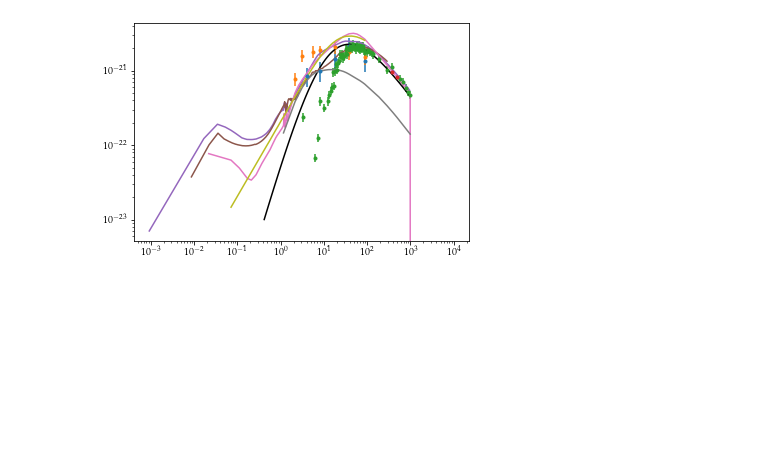
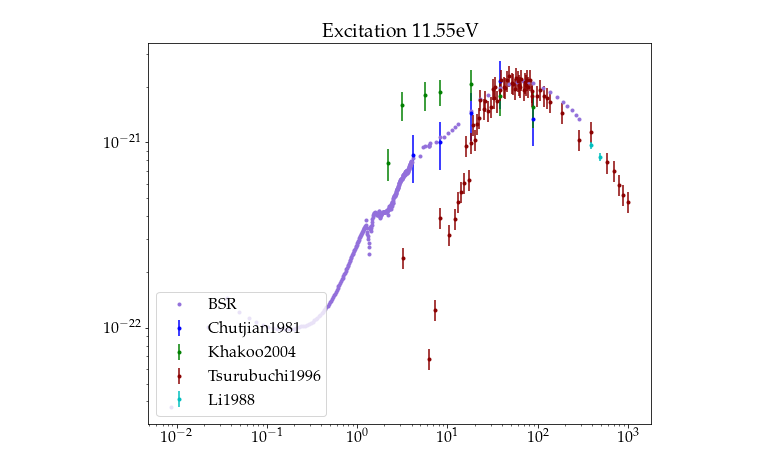
Before and after one commit to dreamer2368/uncertain-crs, a Jupyter notebook: bolsig/crs-exp-torch.ipynb, the cells around one changed output. Saved outputs shown, nothing was run; the diff lists cells and outputs as text; code cells hidden in the pictures; blank space fills up the shorter version.

```diff
--- a/bolsig/crs-exp-torch.ipynb
+++ b/bolsig/crs-exp-torch.ipynb
@@ -10,6 +10,8 @@ plt.rcParams.update({
     "font.size": 16,
 })
 
+colors = ['b','g','darkred','c','mediumpurple','sienna']
+
 %matplotlib inline
 # %%
 import crossSections as cross
@@ -58,33 +60,20 @@ Excitation, level 2
 # %%
 from models import *
-dataType = crs.typeDictS2I['Excitation, level 4']
+level = 4
+dataType = crs.typeDictS2I['Excitation, level '+str(level)]
+threshold = np.floor(10*E_ext[level-1])/10.0
+print('Excitation, level '+str(level))
+print(threshold)
+
+targetrefs = []
 
 # W = None
 W = []
 for k, swarm in enumerate(swarms):
     if dataType in swarm.datasets:
+        targetrefs += [refs[k]]
         print(swarm.ref)
         temp = np.copy(swarm.datasets[dataType].data)
-        var1 = swarm.datasets[dataType].variables[1]
-
-        if ( swarm.variables[var1][0] == 'cm2' ):
-            temp[:,1] *= 1e-4
-
-        if (swarm.variables[var1][1]!='n/a'):
-            error = temp[:,1][...,None] * 1e-2 * crs.readNumber(swarm.variables[var1][1][:-1])
-            temp = np.append( temp, error, axis=1)
-        elif (swarm.variables[var1][2]!='n/a'):
-            error = temp[:,1][...,None] * 1e-2 / 3.0 * crs.readNumber(swarm.variables[var1][2][:-1])
-            temp = np.append( temp, error, axis=1)
-        else:
-            var2 = swarm.datasets[dataType].variables[2]
-            if ( swarm.variables[var2][0] == '%' ):
-                temp[:,2] *= 1e-2 * temp[:,1]
-            elif ( swarm.variables[var2][0] == 'cm2' ):
-                temp[:,2] *= 1e-4
-            if ( var2[-3:] == 'max' ):
-#                 temp[:,2] *= 1.0
-                temp[:,2] *= 1.0 / 3.0
         print(temp[0,0])
         W += [temp]
 #         if (W is None):
@@ -97,52 +86,59 @@ for k, swarm in enumerate(swarms):
 
 # Include BSR dataset, except the first entry (excitation level).
 for c in BSR.crs:
-    if ((c.colType==2) and (c.deltaE>11.8) and (c.deltaE<11.9)):
+    if ((c.colType==2) and (c.deltaE>threshold) and (c.deltaE<threshold + 0.1)):
+        targetrefs += ['BSR']
         temp = np.copy(c.data[1:,:])
-        error = temp[:,1][...,None] * 5.0
+        error = temp[:,1][...,None] * 0.5
         temp = np.append( temp, error, axis=1)
         print(c.deltaE)
-        print(np.count_nonzero(np.logical_and((temp[:,0]-E_ext[3]>np.exp(1)), (temp[:,0]-E_ext[3]<np.exp(3)))))
-#         W += [temp]
+#         print(np.count_nonzero(np.logical_and((temp[:,0]-E_ext[level-1]>np.exp(1)), (temp[:,0]-E_ext[level-1]<np.exp(3)))))
+        W += [temp]
 #         W = np.append( W, temp, axis=0)
 
 for c in IST.crs:
-    if ((c.colType==2) and (c.deltaE>11.8) & (c.deltaE<11.9)):
+    if ((c.colType==2) and (c.deltaE>threshold) and (c.deltaE<threshold + 0.1)):
         temp1 = np.copy(c.data[1:,:])
         error = temp1[:,1][...,None] * 0.01
         temp1 = np.append( temp1, error, axis=1)
-        print(c.deltaE)
+#         print(c.deltaE)
 
-# mask = W[:,0] - E_ext[3] < 15.0
+# mask = W[:,0] - E_ext[level-1] < 15.0
 # W = W[mask,:]
-# W = W[-1]
+# W = [W[-3]]
 
-E4 = 11.82
 theta_ref = np.array([2.54e0,1])
 Etest = np.linspace(-3.,3.,200)
-Etest = 10.0 ** Etest + E_ext[3]
-model0 = Excite_resonance(4,theta_ref,Etest)
-mask = model0 > 1.0e-23
+Etest = 10.0 ** Etest + E_ext[level-1]
+# model0 = Excite_resonance(4,theta_ref,Etest)
+# mask = model0 > 1.0e-23
 # Etest = Etest[mask]
 # model0 = model0[mask]
 plt.figure(1)
-for Wk in W:
-    plt.errorbar(Wk[:,0]-E4,Wk[:,1],yerr=Wk[:,2],fmt='.')
-# plt.errorbar(W[:,0]-E_ext[3],W[:,1],yerr=W[:,2],fmt='.')
-# plt.loglog(temp[:,0]-E_ext[3],temp[:,1],'-r')
-# plt.loglog(temp1[:,0]-E_ext[3],temp1[:,1],'-r')
-plt.plot(Etest[mask]-E_ext[3],model0[mask],'-k')
+for k, Wk in enumerate(W):
+    if(k==4):
+        plt.plot(Wk[:,0]-E_ext[level-1],Wk[:,1],'.',color=colors[k],label=targetrefs[k])
+    else:
+        plt.errorbar(Wk[:,0]-E_ext[level-1],Wk[:,1],yerr=Wk[:,2],fmt='.',color=colors[k],label=targetrefs[k])
+# plt.plot(Etest[mask]-E_ext[3],model0[mask],'-k')
 plt.xscale('log')
 plt.yscale('log')
 
-h = []
-for k, dataset in enumerate(datasets[:-2]):
-    filename = "./crs/%s.txt" % dataset
-    tmp = cross.multipleCrossSections(filename)
+# h = []
+# for k, dataset in enumerate(datasets[:-2]):
+#     if ((dataset=="Phelps") or (dataset=="Morgan")): continue
+#     filename = "./crs/%s.txt" % dataset
+#     tmp = cross.multipleCrossSections(filename)
 
-    for c in tmp.crs:
-        if ((c.colType==2) and (c.deltaE>11.8) and (c.deltaE<11.9)):
-            targetmf = np.copy(c.data[1:,:])
-            plt.loglog(targetmf[:,0] - E_ext[3],targetmf[:,1],'-')
-            h += [dataset]
+#     for c in tmp.crs:
+#         if ((c.colType==2) and (c.deltaE<11.6)):
+# #         if ((c.colType==2) and (c.deltaE>11.8) and (c.deltaE<11.9)):
+#             targetmf = np.copy(c.data[1:,:])
+#             plt.loglog(targetmf[:,0] - E_ext[level-1],targetmf[:,1],'-')
+#             h += [dataset]
+plt.title('Excitation 11.55eV')
+plt.legend(loc="lower left")
+fig = plt.gcf()
+fig.set_size_inches(9, 7)
+plt.show()
 # %% [output]
@@ -160,4 +156,4 @@ Li, G. P., Takayanagi, T., Wakiya, K., Suzuki, H., Ajiro, T., Yagi, S., Kano, S.
-[figure, old version]
+[figure, new version]
 # %%
 Wlog = []
 for Wk in W:
```
Also changed, not shown: parts of 15 cells of this notebook, 23 other files.
